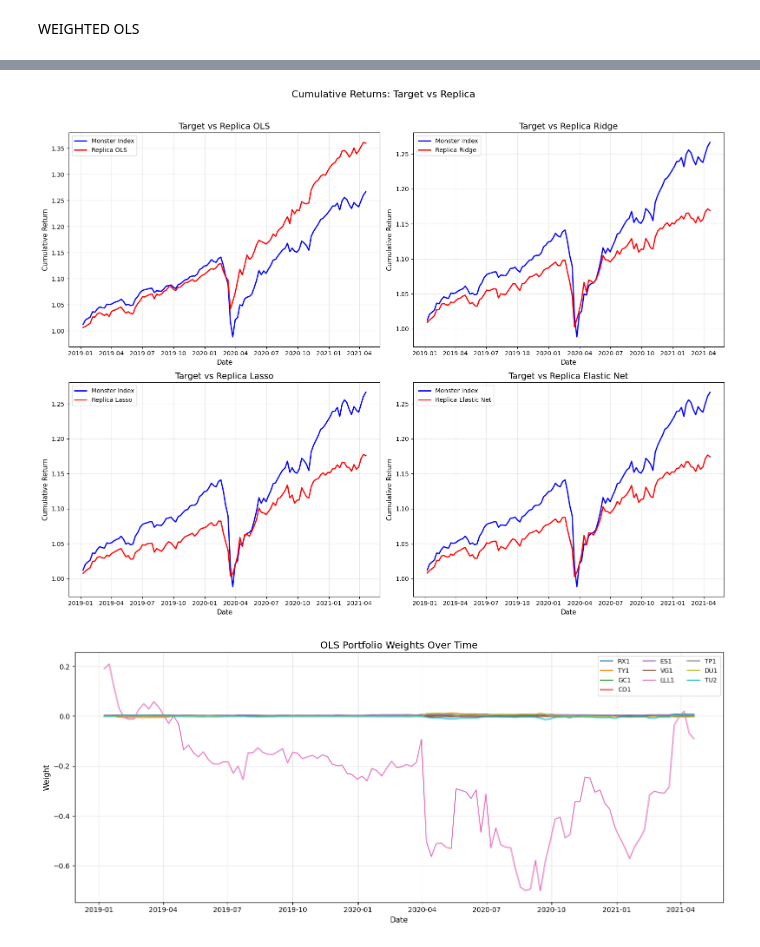
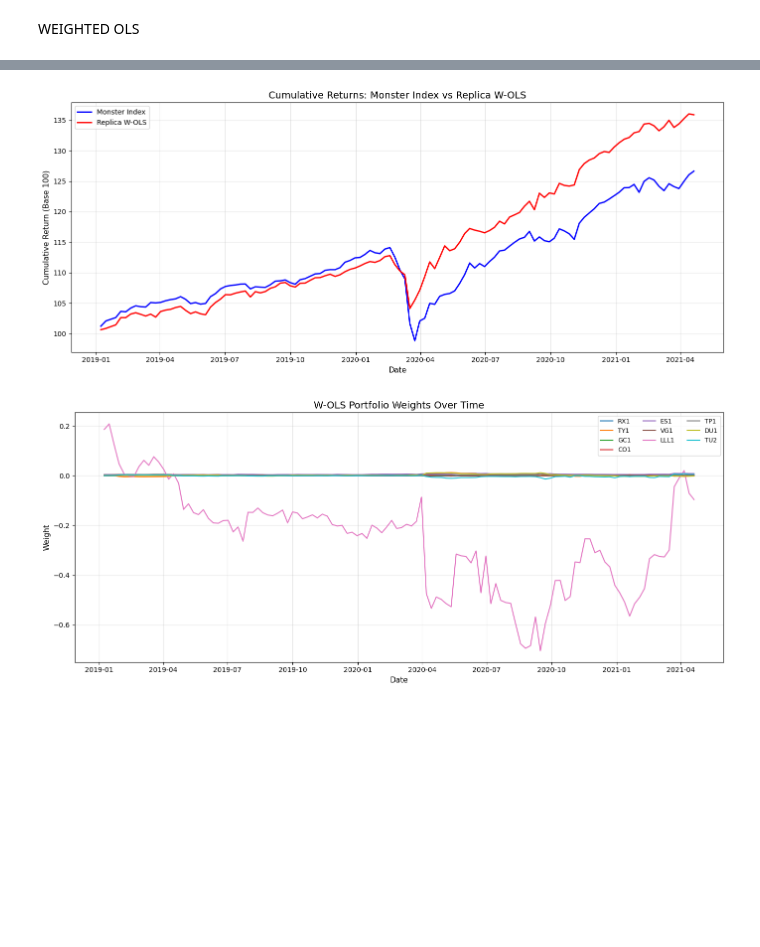
Before and after one commit to tommybaresi-creator/fintech-group-work, a Jupyter notebook: BusinessCase3/StatisticalModels.ipynb, the cells around one changed output, grey strips where cells are left out. Drawn from its saved outputs; the diff is of its cells as text; code cells hidden in the pictures; blank space fills up the shorter version.

Commit message:
Fixing Statistical Models

```diff
--- a/BusinessCase3/StatisticalModels.ipynb
+++ b/BusinessCase3/StatisticalModels.ipynb
@@ -1222,8 +1043,4 @@ WEIGHTED OLS
 # %%
-def exponential_weights(window_size, lambda_=0.94):
-    weights = np.array([lambda_ ** (window_size - 1 - i) for i in range(window_size)])
-    return weights
-
 rolling_window = 26
 
 predicted_returns_train = []
@@ -1237,7 +1054,7 @@ for i in range(len(X_train_scaled) - rolling_window - 1):
     Y_window = Y_train.iloc[i : i + rolling_window]
 
     model = LinearRegression(fit_intercept=False)
-    exp_weights = exponential_weights(window_size=rolling_window, lambda_=0.94)
+    exp_weights = exponential_weights(window_size=rolling_window, lambda_=best_lambda)
     model.fit(X_window, Y_window, sample_weight=exp_weights)
 
     current_weights = model.coef_
@@ -1268,7 +1085,7 @@ for j in range(n_train, len(X_all_scaled) - 1):
     Y_window = Y_all.iloc[j - rolling_window : j]
 
     model = LinearRegression(fit_intercept=False)
-    exp_weights = exponential_weights(window_size=rolling_window, lambda_=0.94)
+    exp_weights = exponential_weights(window_size=rolling_window, lambda_=best_lambda)
     model.fit(X_window, Y_window, sample_weight=exp_weights)
 
     current_weights = model.coef_
@@ -1586,70 +1145,51 @@ metrics
 # %%
-# ── PLOT CUMULATIVI ───────────────────────────────────────────────────────
-fig, axes = plt.subplots(2, 2, figsize=(16, 12))
-axes = axes.flatten()
+# ---------- PLOT CUMULATIVI W-OLS ----------
+plt.figure(figsize=(14, 6))
+cumulative_target  = (1 + Y_test_aligned).cumprod() * 100
+cumulative_replica = (1 + Y_pred_test).cumprod() * 100
 
-models = {
-    'OLS':         Y_pred_test,
-    'Ridge':       Y_pred_test_ridge,
-    'Lasso':       Y_pred_test_lasso,
-    'Elastic Net': Y_pred_test_elastic
-}
-
-for idx, (name, y_pred) in enumerate(models.items()):
-    y_test_aligned = Y_test.loc[y_pred.index]
-
-    cumulative_target  = (1 + y_test_aligned).cumprod()
-    cumulative_replica = (1 + y_pred).cumprod()
-
-    axes[idx].plot(cumulative_target,  label='Monster Index', color='blue',  linewidth=2)
-    axes[idx].plot(cumulative_replica, label=f'Replica {name}', color='red', linewidth=2)
-    axes[idx].set_title(f'Target vs Replica {name}', fontsize=14)
-    axes[idx].set_xlabel('Date', fontsize=11)
-    axes[idx].set_ylabel('Cumulative Return', fontsize=11)
-    axes[idx].legend(fontsize=10)
-    axes[idx].grid(True, alpha=0.3)
-
-plt.suptitle('Cumulative Returns: Target vs Replica', fontsize=16, y=1.02)
+plt.plot(cumulative_target,  label='Monster Index', color='blue', linewidth=2)
+plt.plot(cumulative_replica, label='Replica W-OLS', color='red',  linewidth=2)
+plt.title('Cumulative Returns: Monster Index vs Replica W-OLS', fontsize=14)
+plt.xlabel('Date', fontsize=11)
+plt.ylabel('Cumulative Return (Base 100)', fontsize=11)
+plt.legend(fontsize=10)
+plt.grid(True, alpha=0.3)
 plt.tight_layout()
 plt.show()
 
-# ── PLOT PESI OLS NEL TEMPO ───────────────────────────────────────────────
+# ---------- PLOT PESI NEL TEMPO ----------
 weights_df = pd.DataFrame(
     weights_test,
     index=dates_test,
     columns=X_train.columns
 )
 
 plt.figure(figsize=(14, 6))
 for col in weights_df.columns:
     plt.plot(weights_df[col], label=col, linewidth=1.5)
-plt.title('OLS Portfolio Weights Over Time', fontsize=14)
+plt.title('W-OLS Portfolio Weights Over Time', fontsize=14)
 plt.xlabel('Date', fontsize=11)
 plt.ylabel('Weight', fontsize=11)
 plt.legend(fontsize=9, ncol=3)
 plt.grid(True, alpha=0.3)
 plt.tight_layout()
 plt.show()
 
-# ── PLOT LASSO SELECTION FREQUENCY ───────────────────────────────────────
-weights_df_lasso = pd.DataFrame(
-    weights_test_lasso,
-    index=dates_test_lasso,
-    columns=X_train.columns
-)
+# ---------- PLOT DRAWDOWN ----------
+drawdown_target  = (cumulative_target  / cumulative_target.cummax()  - 1)
+drawdown_replica = (cumulative_replica / cumulative_replica.cummax() - 1)
 
-selection_freq = (weights_df_lasso != 0).mean() * 100
-selection_freq = selection_freq.sort_values(ascending=True)
-
-plt.figure(figsize=(10, 6))
-selection_freq.plot(kind='barh', color='steelblue')
-plt.title('Lasso — Frequenza di Selezione dei Futures (%)', fontsize=14)
-plt.xlabel('Frequenza (%)', fontsize=11)
-plt.axvline(x=50, color='red', linestyle='--', alpha=0.5, label='50%')
-plt.legend()
+plt.figure(figsize=(14, 6))
+plt.plot(drawdown_target,  label='Monster Index', color='blue', linewidth=2)
+plt.plot(drawdown_replica, label='Replica W-OLS', color='red',  linewidth=2)
+plt.title('Drawdown: Monster Index vs Replica W-OLS', fontsize=14)
+plt.xlabel('Date', fontsize=11)
+plt.ylabel('Drawdown', fontsize=11)
+plt.legend(fontsize=10)
 plt.grid(True, alpha=0.3)
 plt.tight_layout()
 plt.show()
 # %% [output]
-[figure, old version]
+[figure, new version]
-[figure, old version]
+[figure, new version]
```
Also changed, not shown: parts of 71 cells of this notebook.
